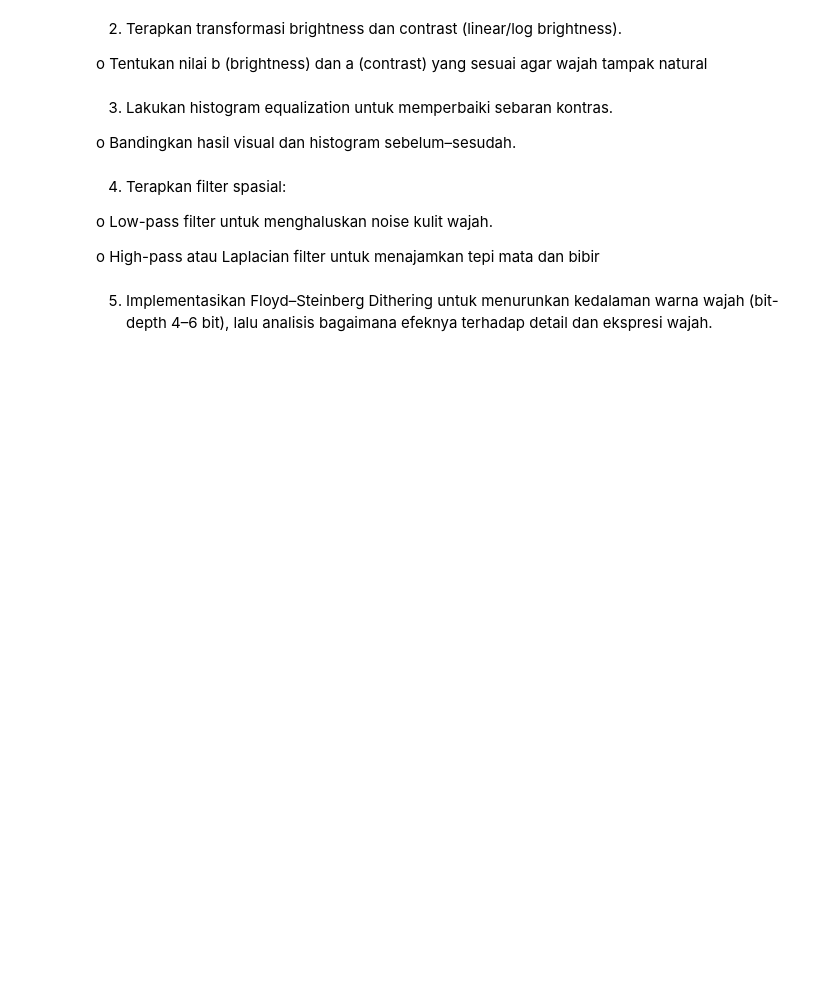
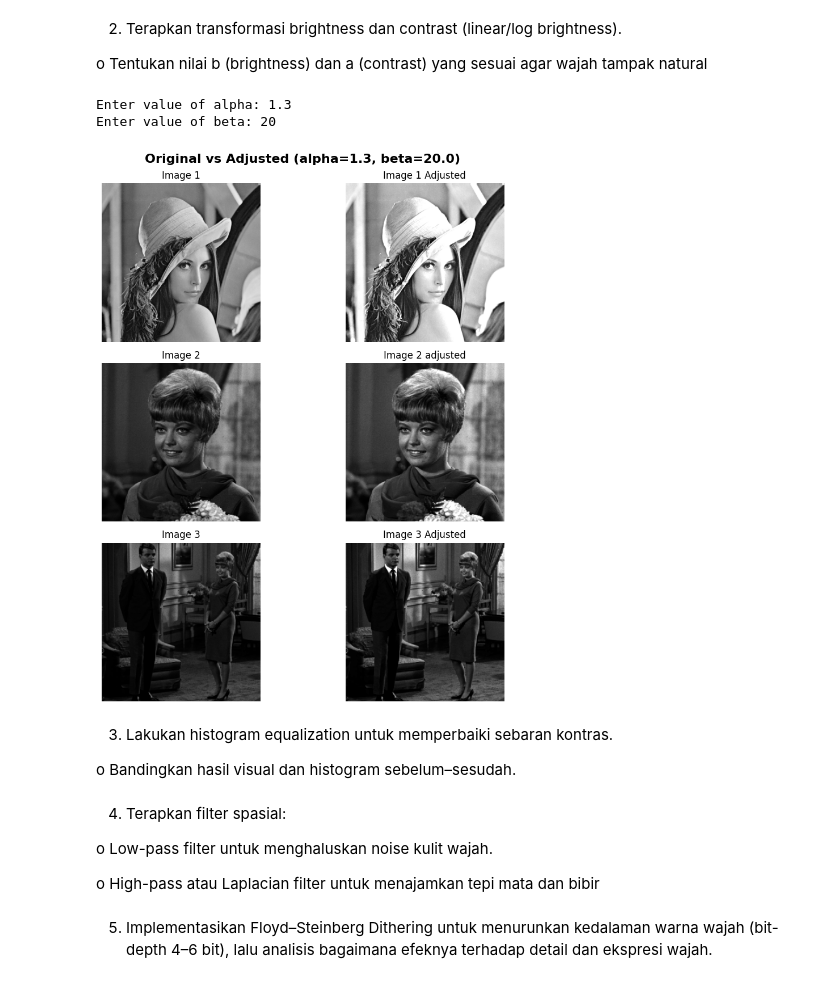
Before and after one commit to Valtern/PCVK_Ganjil_2025, a Jupyter notebook: week_7.ipynb, the cells around one changed output. Cells and saved outputs as stored; diff of their text form; code cells hidden in the pictures; blank space fills up the shorter version.

```diff
--- a/week_7.ipynb
+++ b/week_7.ipynb
@@ -27,6 +105,42 @@ img1 = cv.imread('')
 
 o Tentukan nilai b (brightness) dan a (contrast) yang sesuai agar wajah tampak
 natural
+# %%
+listImg = [img1, img2, img3]
+
+try:
+  alpha = float(input("Enter value of alpha: "))
+  beta = float(input("Enter value of beta: "))
+except ValueError:
+  print("Error, not a number")
+
+adjusted_Imglist = []
+for i, img in enumerate(listImg):
+  adjusted = cv.convertScaleAbs(img, alpha=alpha, beta=beta)
+  adjusted_Imglist.append(adjusted)
+
+
+titles = ['Image 1', 'Image 2', 'Image 3']
+title_adj = ['Image 1 Adjusted', 'Image 2 adjusted', 'Image 3 Adjusted']
+
+fig, axs = plt.subplots(len(listImg), 2, figsize=(10, 10))
+fig.suptitle(f'Original vs Adjusted (alpha={alpha}, beta={beta})', fontsize=16, fontweight='bold')
+
+for i in range(len(listImg)):
+    axs[i, 0].imshow(listImg[i], cmap='gray')
+    axs[i, 0].set_title(titles[i])
+    axs[i, 0].axis('off')
+
+    axs[i, 1].imshow(adjusted_Imglist[i], cmap='gray')
+    axs[i, 1].set_title(title_adj[i])
+    axs[i, 1].axis('off')
+
+plt.tight_layout()
+plt.show()
+# %% [output]
+Enter value of alpha: 1.3
+Enter value of beta: 20
+[figure, added]
 # %% [markdown]
 3. Lakukan histogram equalization untuk memperbaiki sebaran kontras.
 
```
Also changed, not shown: parts of 3 cells of this notebook.
